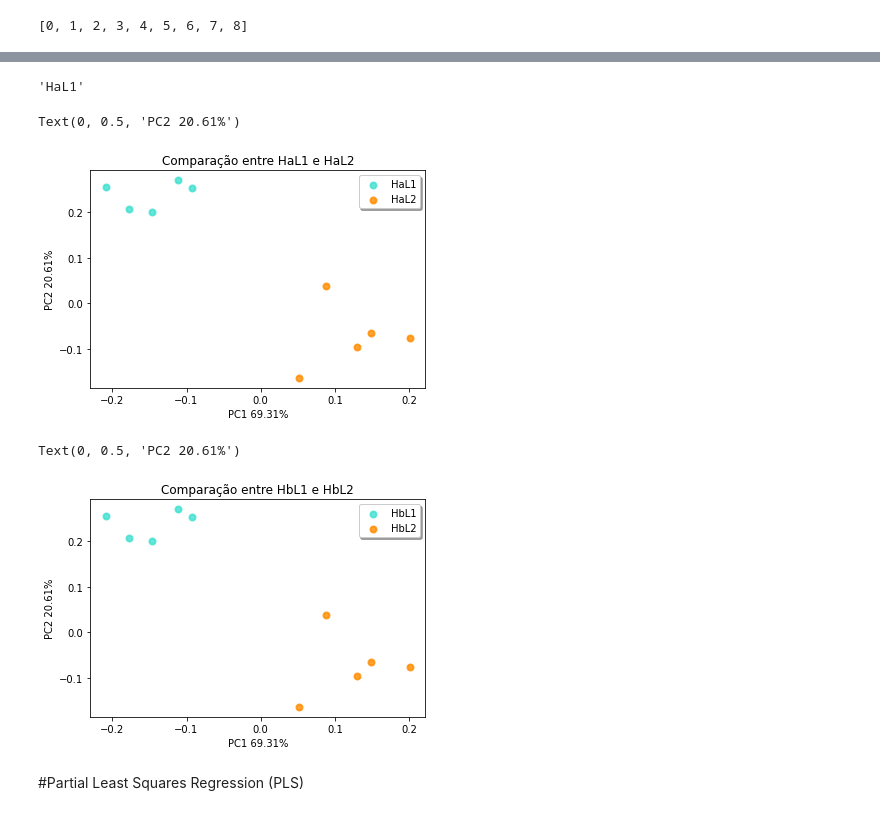
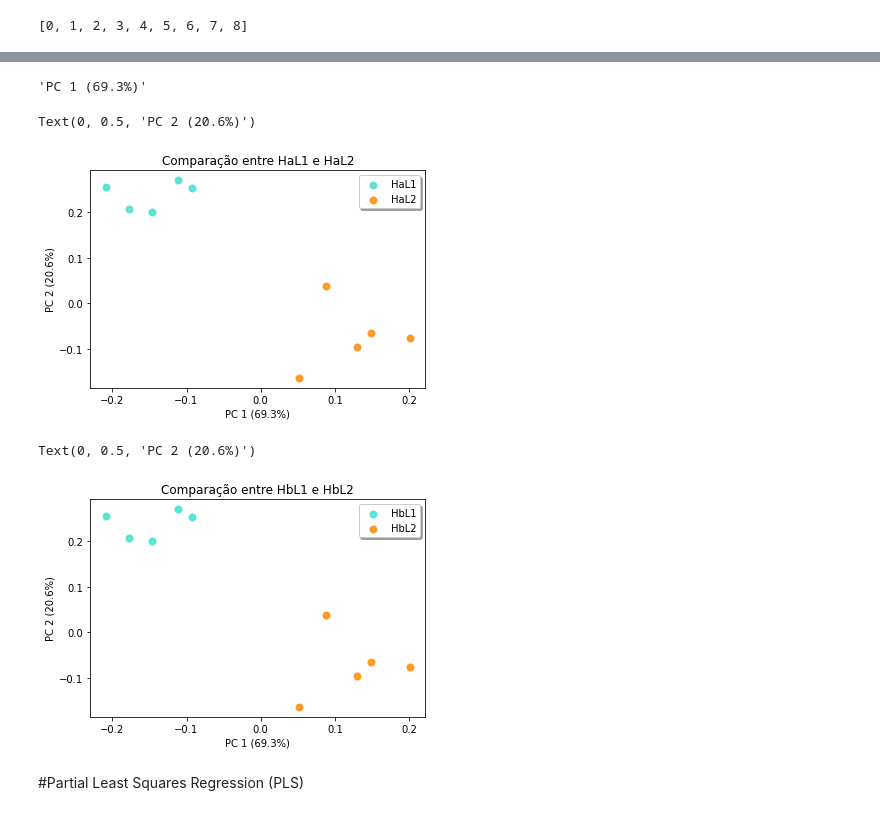
Before and after one commit to larissamazzero/RMN, a Jupyter notebook: pca.ipynb, the cells around one changed output, grey strips where cells are left out. Saved outputs shown, nothing was run; the diff lists cells and outputs as text; code cells hidden in the pictures.

```diff
--- a/pca.ipynb
+++ b/pca.ipynb
@@ -619,7 +339,7 @@ as colunas variam, precisamos padronizar, comparar os HA com grupo l1 e l2, depo
 # %%
 import pandas as pd
 
-df = pd.read_excel("/CPMG_24h.xlsx", sheet_name="CPMG Normalizado")
+df = pd.read_excel("/content/sample_data/CPMG_24h.xlsx", sheet_name="CPMG Normalizado")
 # %%
 df.head()
 # %% [output]
@@ -710,12 +425,3 @@ for i in range(len(pca_list)):
   pca2.append(pca_list[i][1])
 # %%
 results = (pca.explained_variance_ratio_).tolist()
-# %%
-# Visualizando a porcentagem de explicação de cada componente
-# print("Porcentagem de explicação de cada componente principal:")
-
-pcs = []
-
-for v in results:
-  # print('{:0.2f}%'.format())
-  pcs.append('{:0.2f}%'.format(v*100))
@@ -725,0 +428,6 @@ pcs
+# %%
+# Visualizando a porcentagem de explicação de cada componente
+labels = {
+    str(i): f"PC {i+1} ({var:.1f}%)"
+    for i, var in enumerate(pca.explained_variance_ratio_ * 100)
+}
@@ -747,4 +473,4 @@ lenght
 # %%
-target_names[0]
+labels['0']
 # %% [output]
-'HaL1'
+'PC 1 (69.3%)'
@@ -756,36 +477,28 @@ target_names[0]
 # %%
-import matplotlib.pyplot as plt
-
-# Criando um gráfico explicando o PCA no dataset
+# Hal1
 plt.figure()
-colors = ["turquoise", "darkorange"]
-lw = 2
 
 for color, i, target_name in zip(colors, lenght, target_names[0:2]):
     plt.scatter(pca_r[y_array==i, 0], pca_r[y_array==i, 1], color=color, alpha=0.8, lw=lw, label=target_name)
 
 plt.legend(loc="best", shadow=True, scatterpoints=1)
 plt.title(f"Comparação entre {target_names[0]} e {target_names[1]}" )
-plt.xlabel(f'PC1 {pcs[0]}')
-plt.ylabel(f'PC2 {pcs[1]}')
+plt.xlabel(labels['0'])
+plt.ylabel(labels['1'])
 # %% [output]
-Text(0, 0.5, 'PC2 20.61%')
+Text(0, 0.5, 'PC 2 (20.6%)')
-[figure, old version]
+[figure, new version]
 # %%
-import matplotlib.pyplot as plt
-
-# Criando um gráfico explicando o PCA no dataset
+# Hbl1
 plt.figure()
-colors = ["turquoise", "darkorange"]
-lw = 2
 
 for color, i, target_name in zip(colors, lenght, target_names[2:4]):
     plt.scatter(pca_r[y_array==i, 0], pca_r[y_array==i, 1], color=color, alpha=0.8, lw=lw, label=target_name)
 
 plt.legend(loc="best", shadow=True, scatterpoints=1)
 plt.title(f"Comparação entre {target_names[2]} e {target_names[3]}" )
-plt.xlabel(f'PC1 {pcs[0]}')
-plt.ylabel(f'PC2 {pcs[1]}')
+plt.xlabel(labels['0'])
+plt.ylabel(labels['1'])
 # %% [output]
-Text(0, 0.5, 'PC2 20.61%')
+Text(0, 0.5, 'PC 2 (20.6%)')
-[figure, old version]
+[figure, new version]
```
Also changed, not shown: parts of 33 cells of this notebook.
